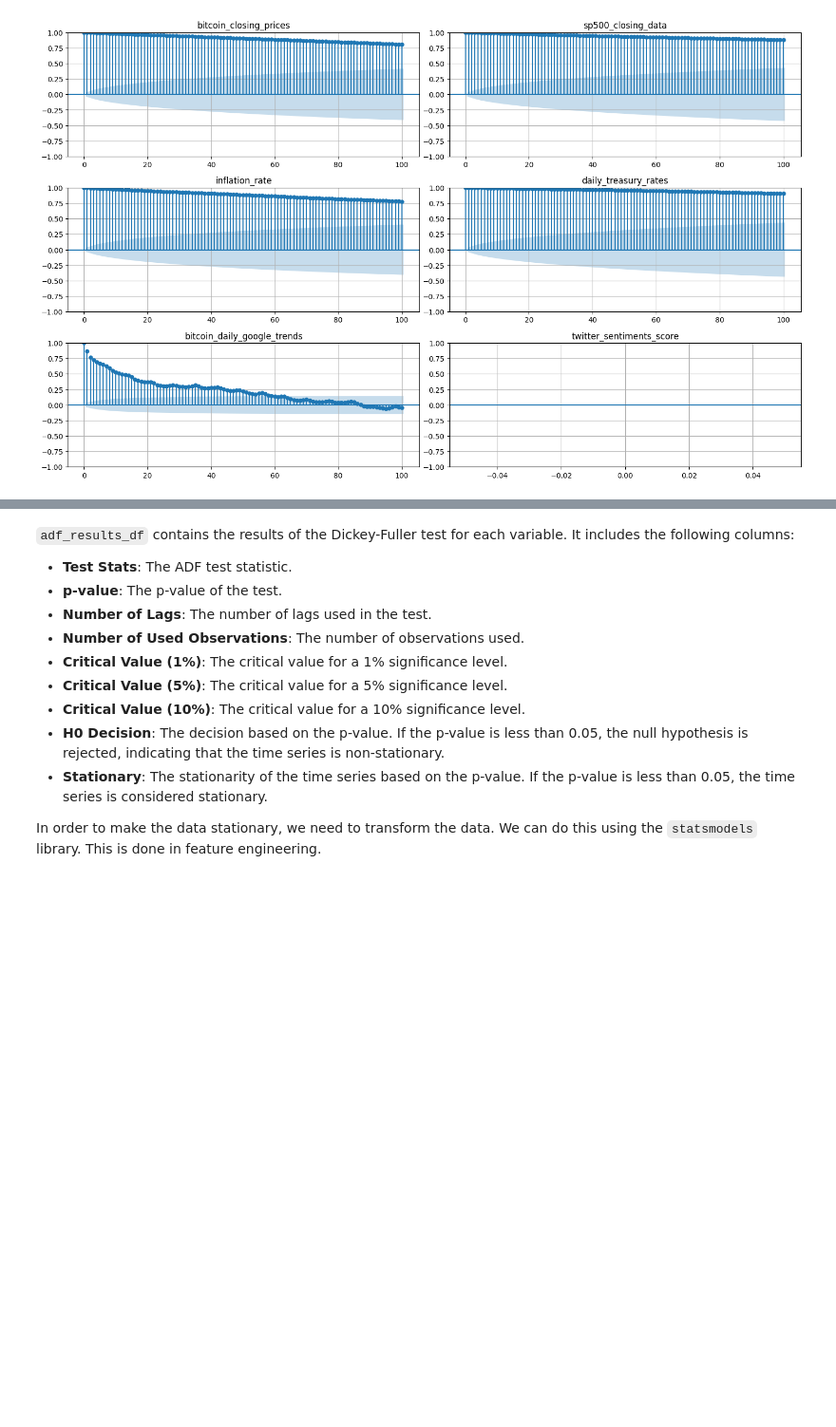
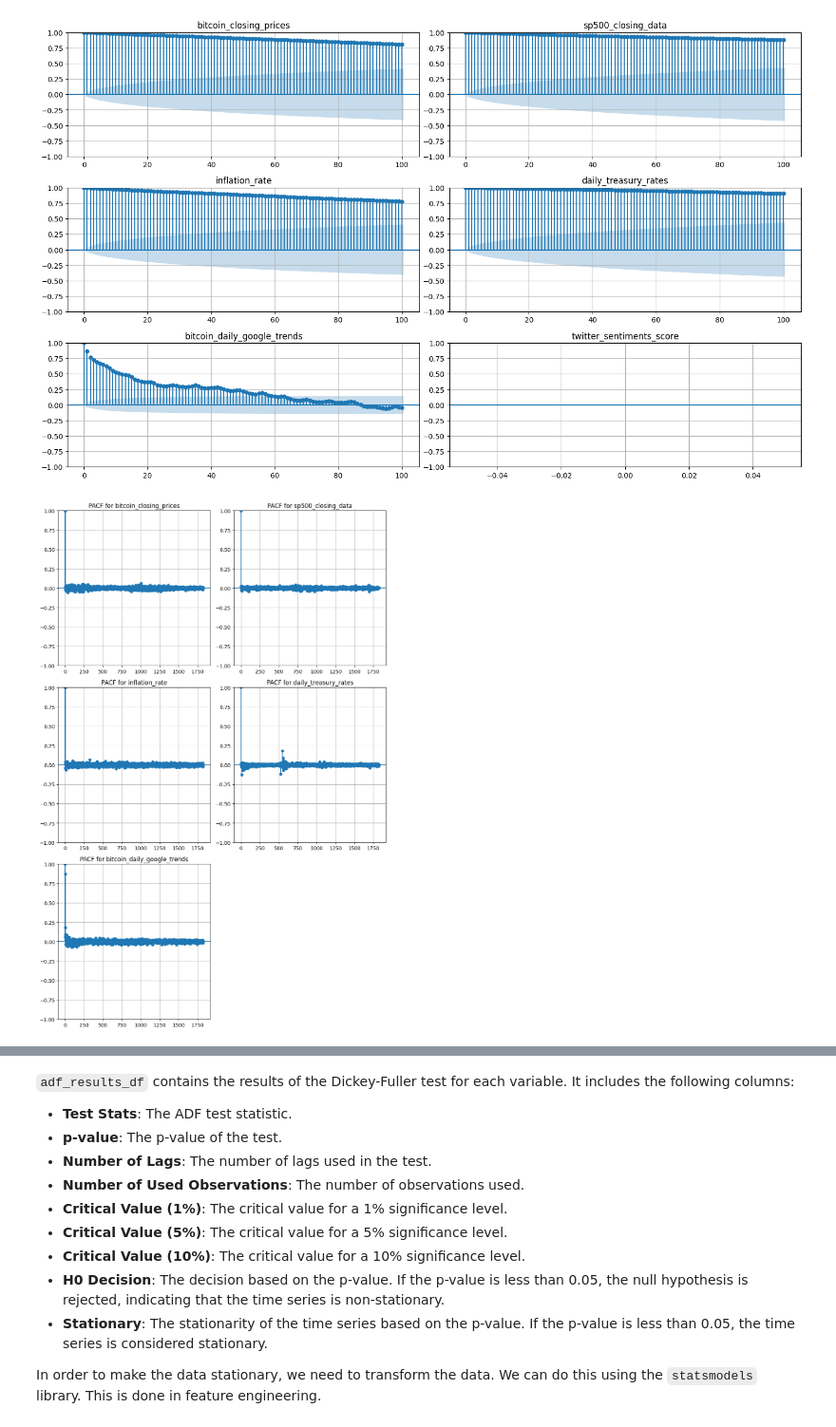
Before and after one commit to kalakhushi18/Advance-Time-Series-Prediction-W24, a Jupyter notebook: 1_DatasetCharacteristics/exploratory_data_analysis.ipynb, the cells around one changed output, grey strips where cells are left out. Shown at 95% size. Drawn from its saved outputs; the diff is of its cells as text; code cells hidden in the pictures; blank space fills up the shorter version.

```diff
--- a/1_DatasetCharacteristics/exploratory_data_analysis.ipynb
+++ b/1_DatasetCharacteristics/exploratory_data_analysis.ipynb
@@ -394,8 +369,7 @@ period = 365
 # Iterate through each column to perform seasonal decomposition
 for col in ['bitcoin_closing_prices', 'sp500_closing_data',
             'inflation_rate', 'daily_treasury_rates',
-            'bitcoin_daily_google_trends',
-            'twitter_sentiments_score']:
+            'bitcoin_daily_google_trends']:
 
     # Perform seasonal decomposition (additive model, as Multiplicative seasonality is not appropriate for zero and negative values)
     result = seasonal_decompose(df[col].dropna(), model='additive', period=period, extrapolate_trend='freq')
@@ -451,6 +424,41 @@ plt.tight_layout()
 plt.show()
 # %% [output]
 [figure]
+# %%
+from statsmodels.graphics.tsaplots import plot_pacf
+import matplotlib.pyplot as plt
+
+# List of variables to analyze
+variables = ['bitcoin_closing_prices', 'sp500_closing_data',
+             'inflation_rate', 'daily_treasury_rates',
+             'bitcoin_daily_google_trends']
+
+# Set figure size and grid layout
+n_cols = 2
+n_rows = (len(variables) + 1) // 2  # Calculate rows needed for the grid
+fig, axes = plt.subplots(nrows=n_rows, ncols=n_cols, figsize=(10, 5 * n_rows))
+
+# Flatten the axes array for easy indexing (handles cases where n_rows = 1)
+axes = axes.flatten()
+
+# Plot PACF for each variable
+for i, col in enumerate(variables):
+    # Determine maximum allowable lags (50% of the sample size)
+    max_lags = len(df[col].dropna()) // 2 - 1
+
+    # Create PACF plot with valid lag range
+    plot_pacf(df[col].dropna(), lags=max_lags, ax=axes[i], method='ywmle', title=f"PACF for {col}")
+    axes[i].grid(True)
+
+# Remove any unused subplots (if variables < n_rows * n_cols)
+for j in range(len(variables), len(axes)):
+    fig.delaxes(axes[j])
+
+# Adjust layout for clarity
+plt.tight_layout()
+plt.show()
+# %% [output]
+[figure, added]
 # %%
 import pandas as pd
 from statsmodels.tsa.stattools import adfuller
```
Also changed, not shown: parts of 4 cells of this notebook.
